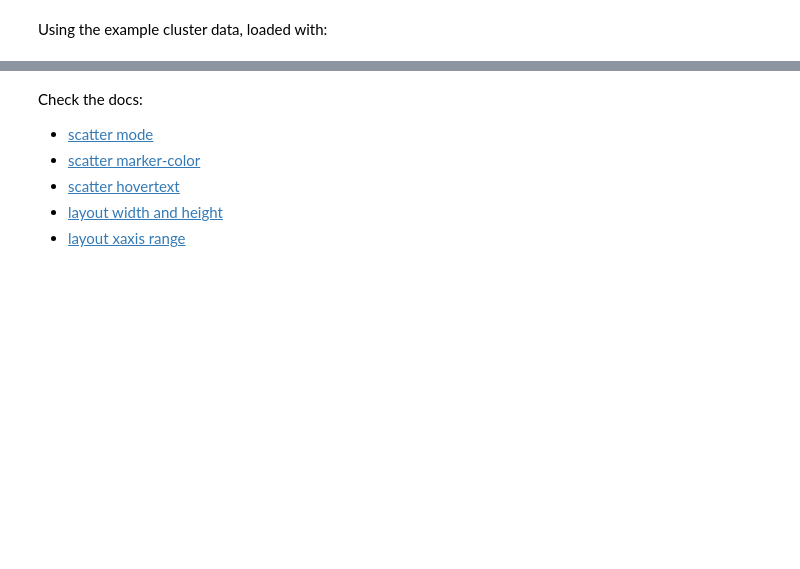
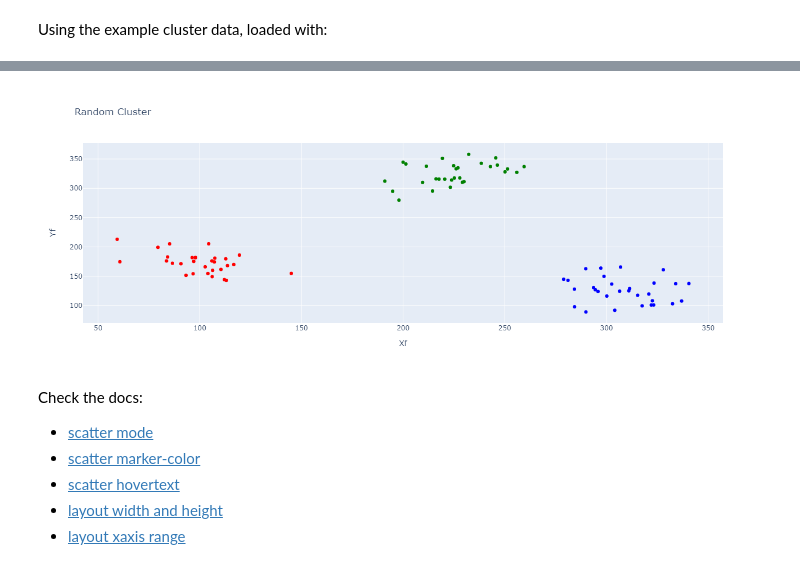
Before and after one commit to dnanad/dsr32, a Jupyter notebook: Viz/PLOTLY/notebooks/02 - Plotly Figure Building Blocks.ipynb, the cells around one changed output, grey strips where cells are left out. Cells and saved outputs as stored; diff of their text form; code cells hidden in the pictures; blank space fills up the shorter version.

```diff
--- a/Viz/PLOTLY/notebooks/02 - Plotly Figure Building Blocks.ipynb
+++ b/Viz/PLOTLY/notebooks/02 - Plotly Figure Building Blocks.ipynb
@@ -77,4 +98,32 @@ table = pd.read_csv('https://raw.githubusercontent.com/chumo/Data2Serve/master/t
 Build the following scatter plot
 
 ![asd](images/fig_02.1.png)
+# %%
+# Traces
+trace0 = dict(
+    type='scatter',
+    x=table['Xf'],
+    y=table['Yf'],
+    mode='markers',
+    # marker=dict(color=table['color']),
+    marker_color=table['color'],
+    hovertext=table['color']
+)
+
+# Layout
+layout = dict(
+    title='Random Cluster',
+    xaxis=dict(title='Xf'),
+    yaxis=dict(title='Yf'),
+    width=500,
+    height=500
+)
+
+# Figure
+fig = go.Figure(data=[trace0], layout=layout)
+
+# fig.update_traces((marker_line_color=table['color'], selector=dict(type='box'))
+fig.show()
+# %% [output]
+[figure, added]
 # %% [markdown]
```
Also changed, not shown: parts of 4 cells of this notebook.
